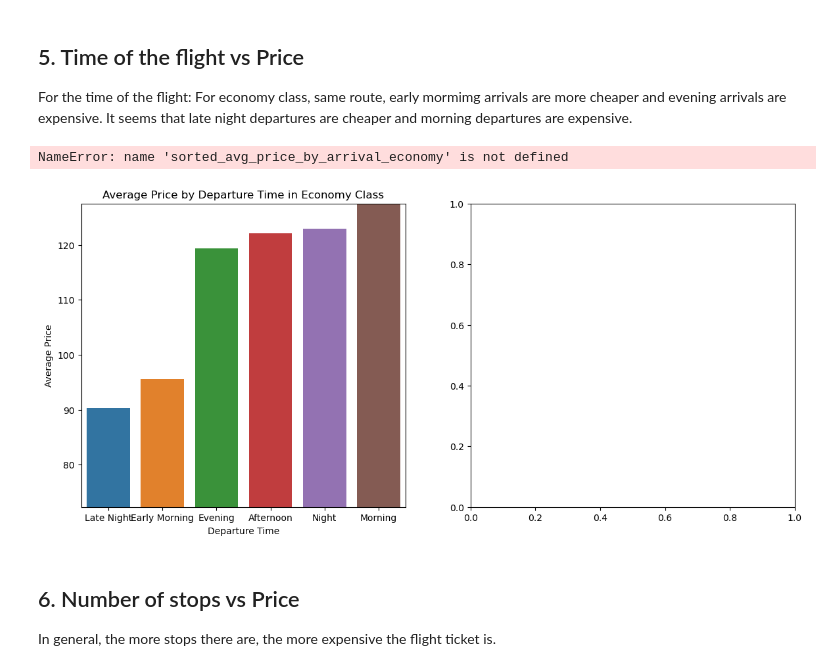
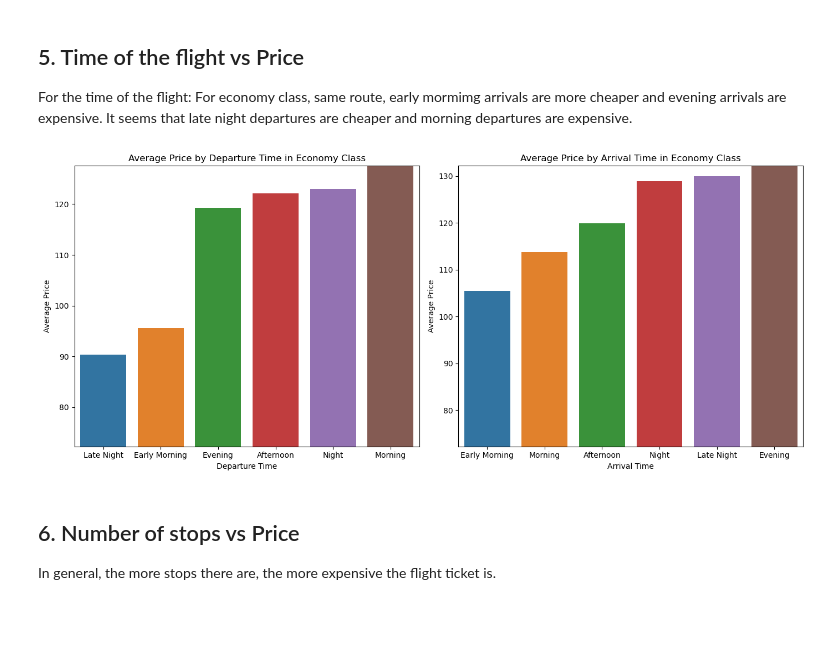
Before and after one commit to Eric1423/CS148_Final_Project, a Jupyter notebook: Final_Project.ipynb, the cells around one changed output. Drawn from its saved outputs; the diff is of its cells as text; code cells hidden in the pictures; blank space fills up the shorter version.

```diff
--- a/Final_Project.ipynb
+++ b/Final_Project.ipynb
@@ -407,35 +407,40 @@ For economy class, same route, early mormimg arrivals are more cheaper and eveni
 # %%
 # Group by 'Dep' (Departure Time) and calculate the average price
 avg_price_by_departure_economy = economy_class_data.groupby('Dep')['Price'].mean().reset_index()
 
 # Sort the DataFrame based on the average price
 sorted_avg_price_by_departure_economy = avg_price_by_departure_economy.sort_values(by='Price')
+
+# Group by 'Arr' (Arrival Time) and calculate the average price
+avg_price_by_arrival_economy = economy_class_data.groupby('Arr')['Price'].mean().reset_index()
+
+# Sort the DataFrame based on the average price
+sorted_avg_price_by_arrival_economy = avg_price_by_arrival_economy.sort_values(by='Price')
 
 y_axis_min_value = sorted_avg_price_by_departure_economy['Price'].min() * 0.8
 
 plt.figure(figsize=(14, 6))
 
 # Plot for Departure Time in Economy Class
 plt.subplot(1, 2, 1)
 sns.barplot(x='Dep', y='Price', data=sorted_avg_price_by_departure_economy)
 plt.ylim(y_axis_min_value, sorted_avg_price_by_departure_economy['Price'].max())
 plt.title("Average Price by Departure Time in Economy Class")
 plt.xlabel('Departure Time')
 plt.ylabel('Average Price')
 
 # Plot for Arrival Time in Economy Class
 plt.subplot(1, 2, 2)
 sns.barplot(x='Arr', y='Price', data=sorted_avg_price_by_arrival_economy)
 plt.ylim(y_axis_min_value, sorted_avg_price_by_arrival_economy['Price'].max())
 plt.title("Average Price by Arrival Time in Economy Class")
 plt.xlabel('Arrival Time')
 plt.ylabel('Average Price')
 
 plt.tight_layout()
 plt.show()
 # %% [output]
-NameError: name 'sorted_avg_price_by_arrival_economy' is not defined
-[figure, old version]
+[figure, new version]
 # %% [markdown]
 ## 6. Number of stops vs Price
 In general, the more stops there are, the more expensive the flight ticket is.
```
Also changed, not shown: parts of 10 cells of this notebook.
